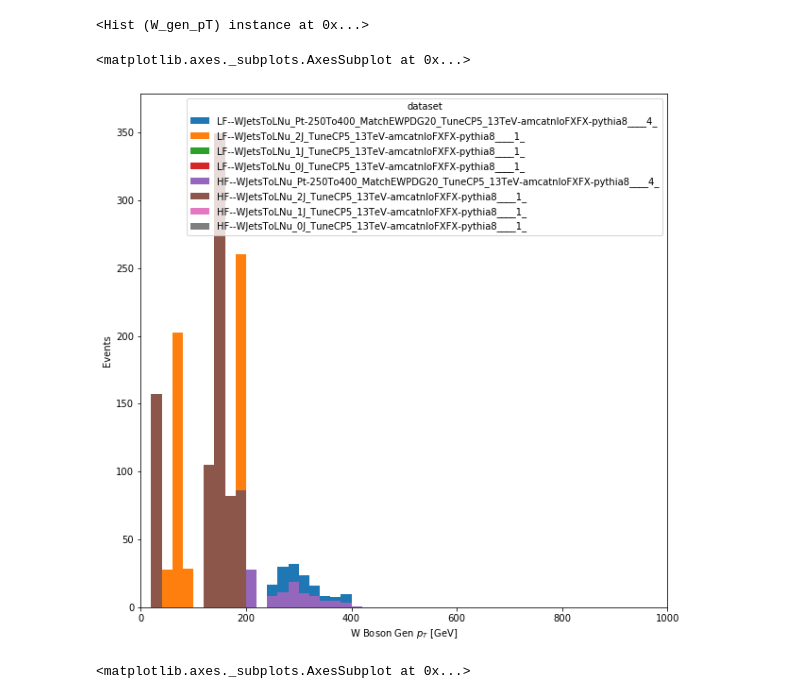
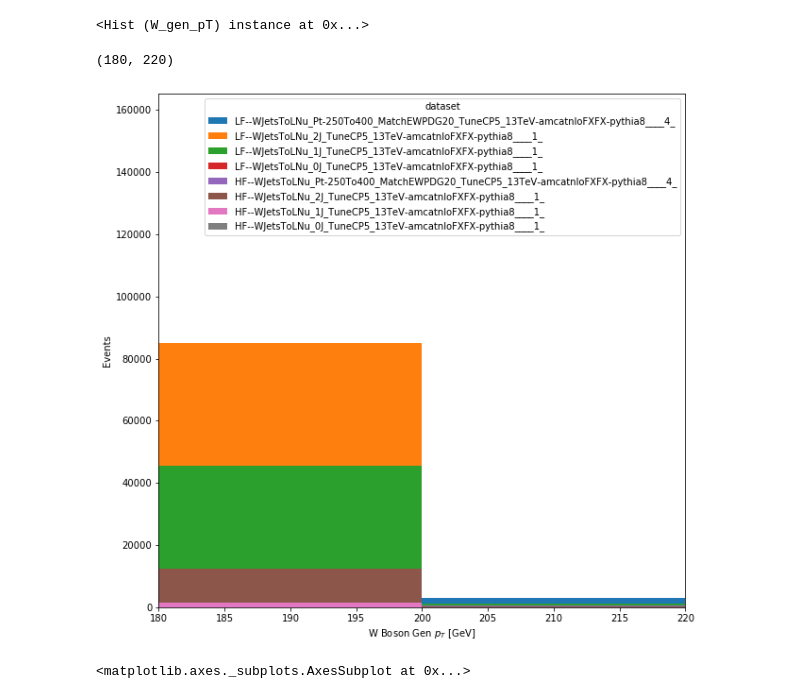
Before and after one commit to rishabhCMS/decaf, a Jupyter notebook: analysis/Rishabh_NB/new_coffea_nbs/processor-check-stitching--Copy1.ipynb, the cells around one changed output. Saved outputs shown, nothing was run; the diff lists cells and outputs as text; code cells hidden in the pictures.

```diff
--- a/analysis/Rishabh_NB/new_coffea_nbs/processor-check-stitching--Copy1.ipynb
+++ b/analysis/Rishabh_NB/new_coffea_nbs/processor-check-stitching--Copy1.ipynb
@@ -1988,18 +1988,18 @@ output['W_gen_pT'].integrate('dataset', 'HF--WJetsToLNu_2J_TuneCP5_13TeV-amcatnl
 # %%
 from coffea.hist import plot
 import matplotlib.pyplot as plt
 fig, ax = plt.subplots(1,1, figsize=(10,10))
 
-plot.plot1d(output['W_gen_pT'].integrate('region', 'ttbarm'),
+plot.plot1d(output['W_gen_pT'].integrate('region', 'wjetm'),
         overlay="dataset",
         ax=ax,
         clear=False,
             stack=True
            )
-# plt.xlim(180,220)
+plt.xlim(180,220)
 # %% [output]
-<matplotlib.axes._subplots.AxesSubplot at 0x...>
+(180, 220)
-[figure, old version]
+[figure, new version]
 # %%
 from coffea.hist import plot
 import matplotlib.pyplot as plt
```
Also changed, not shown: parts of 2 cells of this notebook, 2 other files.
